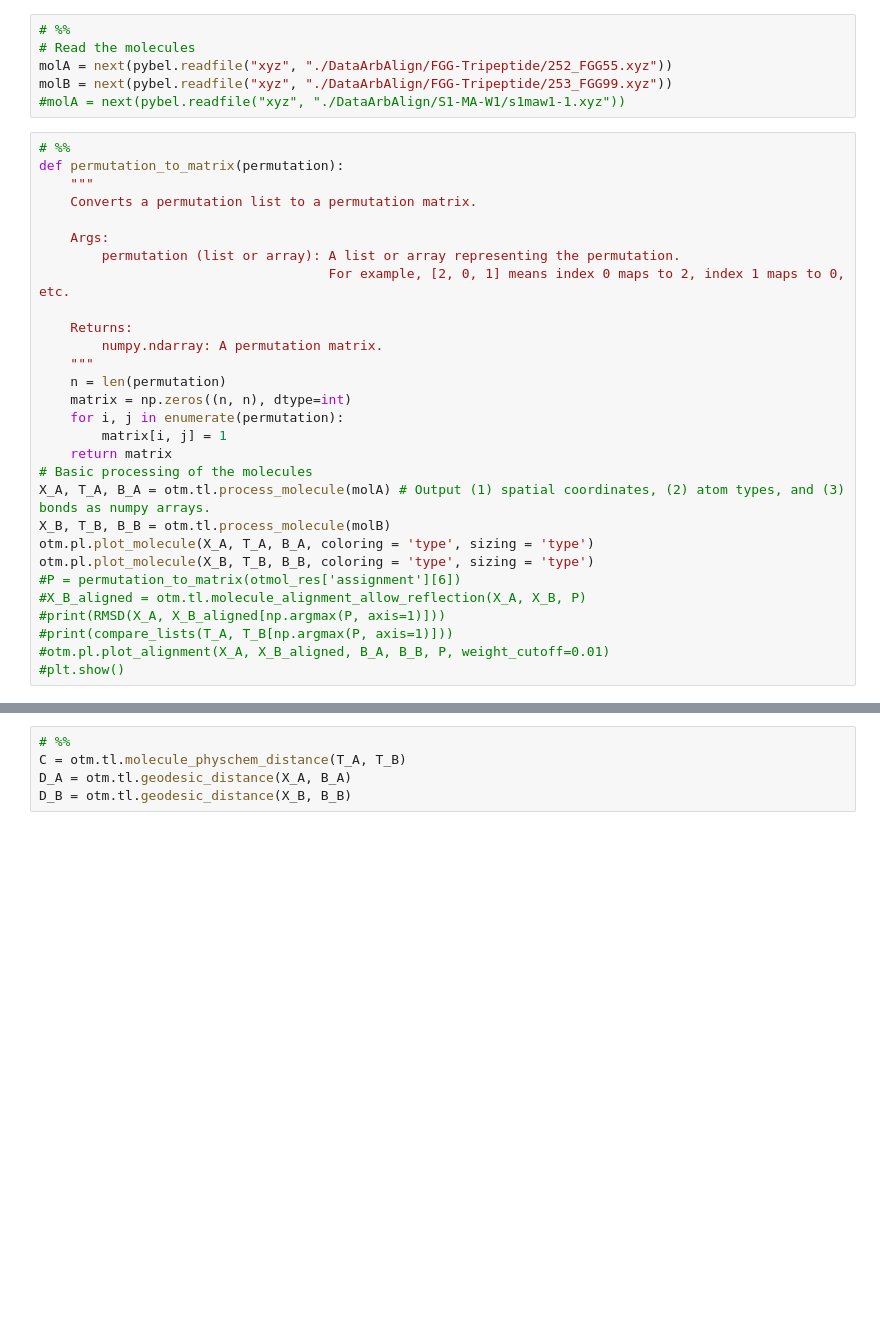
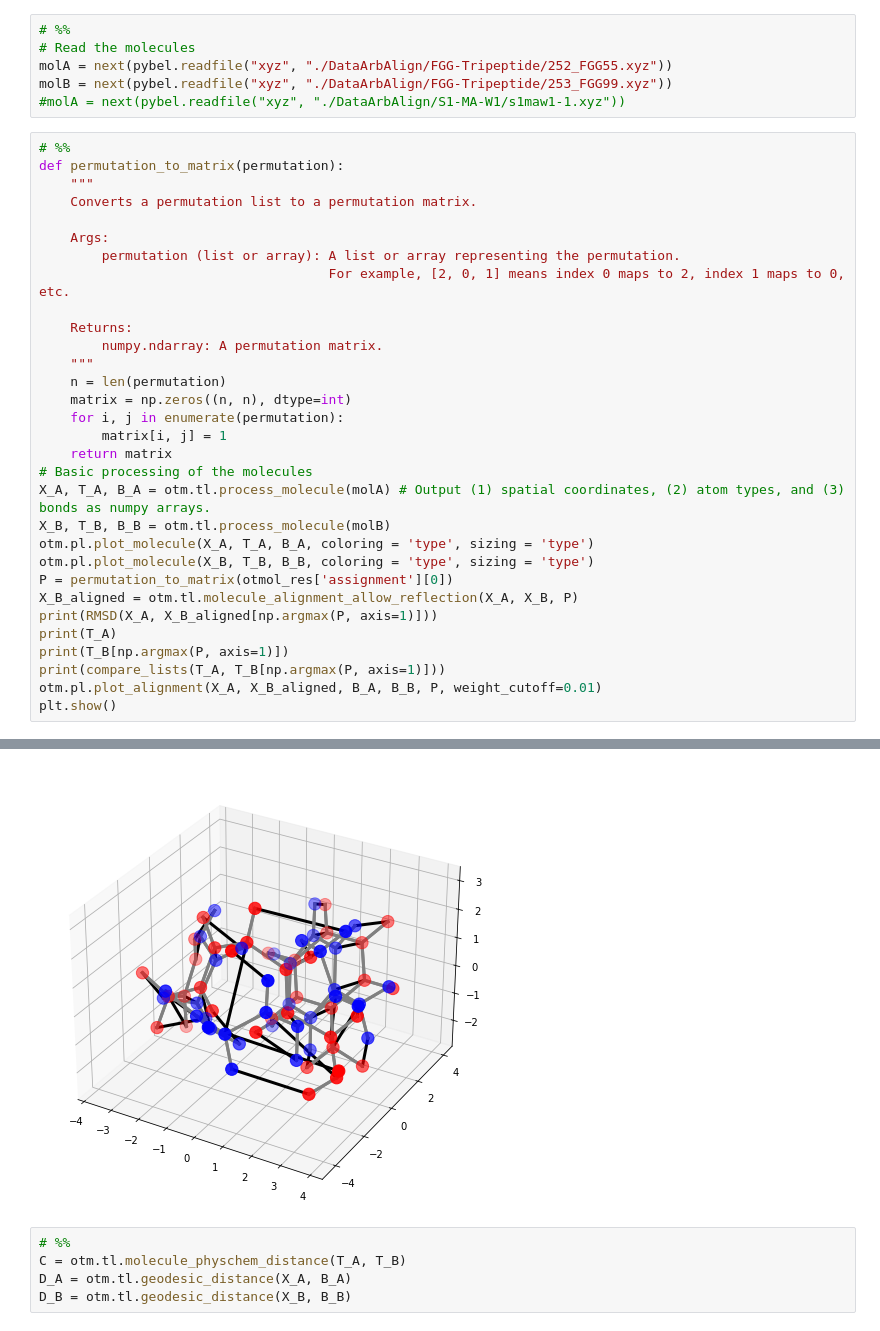
Before and after one commit to weixiaoqimath/otmol, a Jupyter notebook: otmol_arbalignData.ipynb, the cells around one changed output, grey strips where cells are left out. Cells and saved outputs as stored; diff of their text form; blank space fills up the shorter version.

```diff
--- a/otmol_arbalignData.ipynb
+++ b/otmol_arbalignData.ipynb
@@ -321,10 +249,12 @@ X_A, T_A, B_A = otm.tl.process_molecule(molA) # Output (1) spatial coordinates,
 X_B, T_B, B_B = otm.tl.process_molecule(molB)
 otm.pl.plot_molecule(X_A, T_A, B_A, coloring = 'type', sizing = 'type')
 otm.pl.plot_molecule(X_B, T_B, B_B, coloring = 'type', sizing = 'type')
-#P = permutation_to_matrix(otmol_res['assignment'][6])
-#X_B_aligned = otm.tl.molecule_alignment_allow_reflection(X_A, X_B, P)
-#print(RMSD(X_A, X_B_aligned[np.argmax(P, axis=1)]))
-#print(compare_lists(T_A, T_B[np.argmax(P, axis=1)]))
-#otm.pl.plot_alignment(X_A, X_B_aligned, B_A, B_B, P, weight_cutoff=0.01)
-#plt.show()
+P = permutation_to_matrix(otmol_res['assignment'][0])
+X_B_aligned = otm.tl.molecule_alignment_allow_reflection(X_A, X_B, P)
+print(RMSD(X_A, X_B_aligned[np.argmax(P, axis=1)]))
+print(T_A)
+print(T_B[np.argmax(P, axis=1)])
+print(compare_lists(T_A, T_B[np.argmax(P, axis=1)]))
+otm.pl.plot_alignment(X_A, X_B_aligned, B_A, B_B, P, weight_cutoff=0.01)
+plt.show()
 # %% [output]
@@ -331,5 +269,6 @@ otm.pl.plot_molecule(X_B, T_B, B_B, coloring = 'type', sizing = 'type')
 [figure]
 [figure]
+[figure, added]
 # %%
 # %%
 C = otm.tl.molecule_physchem_distance(T_A, T_B)
```
Also changed, not shown: parts of 9 cells of this notebook.
